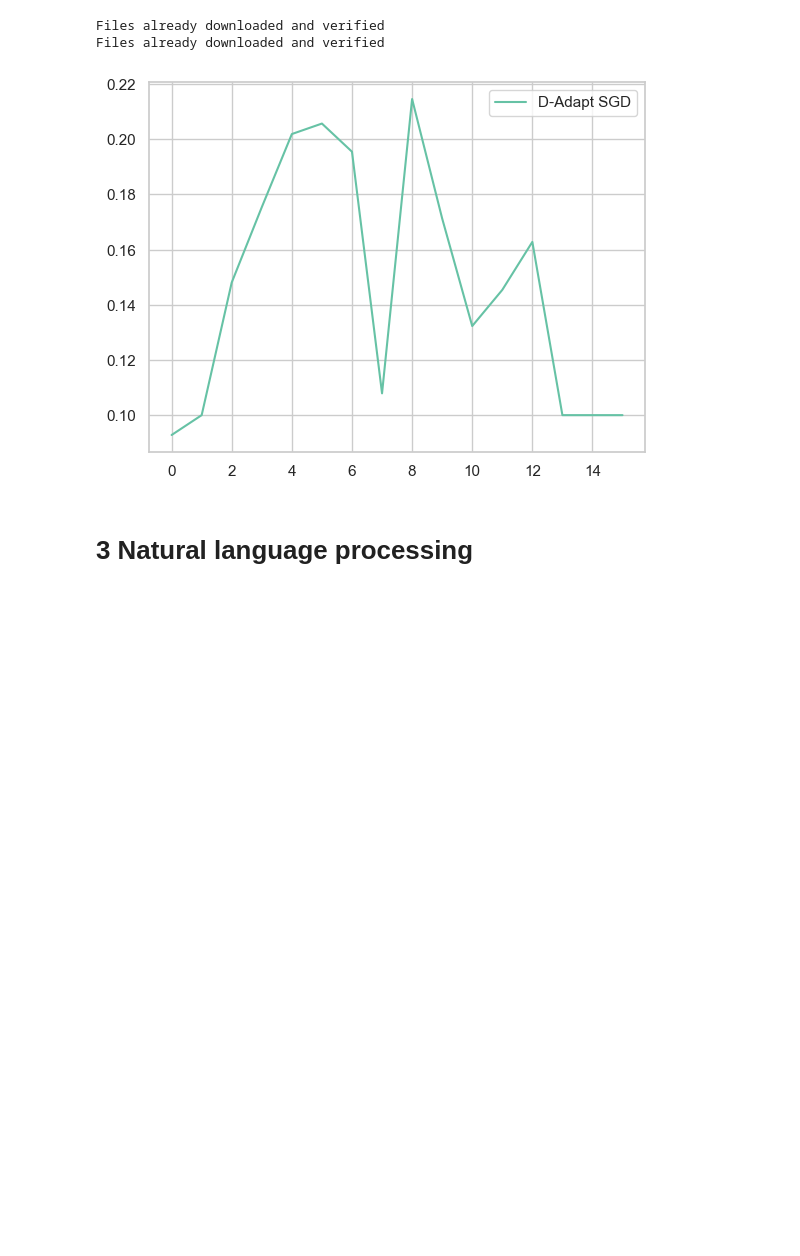
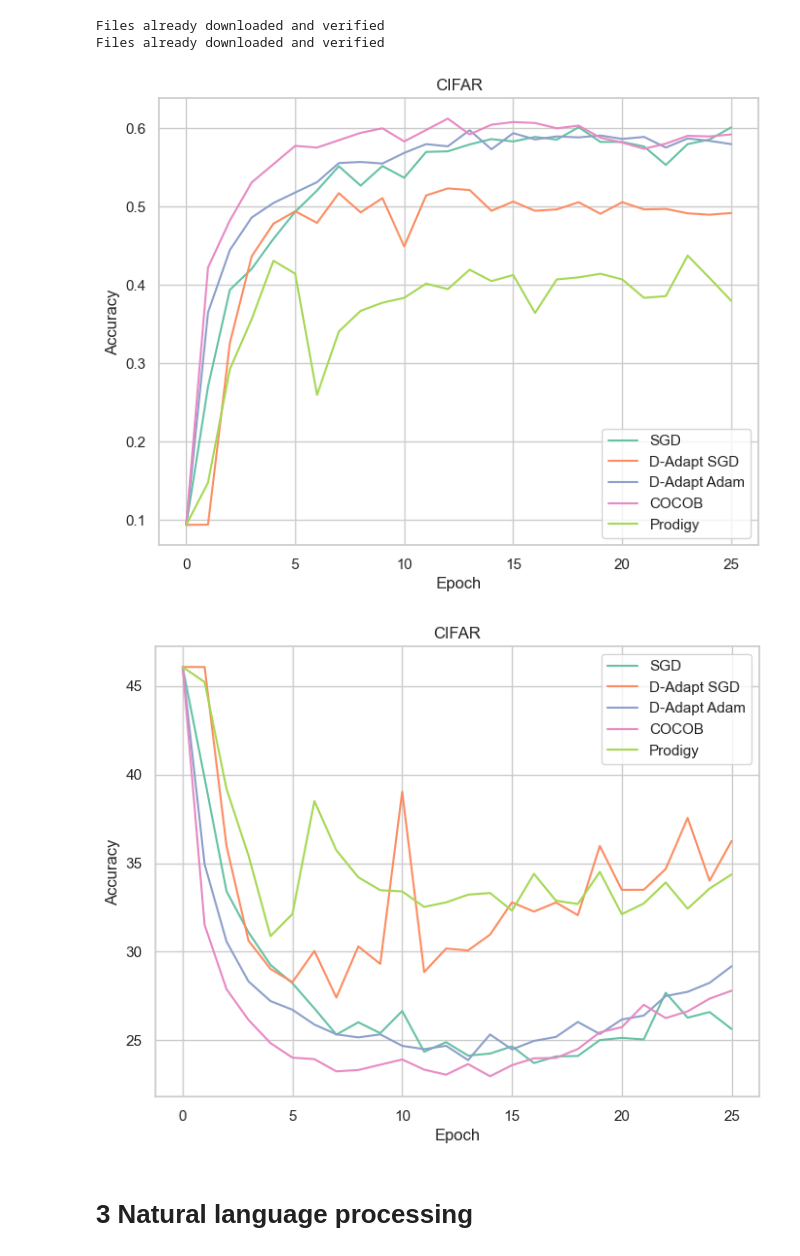
Before and after one commit to adaivr/Optimization-methods-Article-D-Adaptation, a Jupyter notebook: Article results reproduction.ipynb, the cells around one changed output. Saved outputs shown, nothing was run; the diff lists cells and outputs as text; code cells hidden in the pictures; blank space fills up the shorter version.

Commit message:
Updated CV Results

```diff
--- a/Article results reproduction.ipynb
+++ b/Article results reproduction.ipynb
@@ -339,3 +251,11 @@ optimizers = [# ("SGD", lambda params: torch.optim.Adam(params)),
+# %%
+optimizers = [
+    ("SGD", lambda params: torch.optim.SGD(params, lr=0.01, weight_decay=0.001)),
+    ("D-Adapt SGD", lambda params: dad.DAdaptSGD(params, lr=0.1, growth_rate=1.005)),
+    ("D-Adapt Adam", lambda params: dad.DAdaptAdam(params, growth_rate=1.005)),
+    ("COCOB", lambda params: pf.COCOB(params)),
+    ("Prodigy", lambda params: pro.Prodigy(params, growth_rate=1.001)),
+]
 # %%
 transform = transforms.Compose(
     [transforms.ToTensor(), transforms.Normalize((0.5, 0.5, 0.5), (0.5, 0.5, 0.5))]
@@ -346,6 +266,18 @@ train_dataset = torchvision.datasets.CIFAR10(
 test_dataset = torchvision.datasets.CIFAR10(
     root="./Datasets", train=False, download=True, transform=transform
 )
+ratio = 0.5
+# делим данные train и test
+train_dataset, _ = random_split(
+    train_dataset,
+    [ratio, 1 - ratio],
+    generator=torch.Generator().manual_seed(420),
+)
+test_dataset, _ = random_split(
+    test_dataset,
+    [ratio, 1 - ratio],
+    generator=torch.Generator().manual_seed(420),
+)
 train_loader = DataLoader(train_dataset, batch_size=16, shuffle=True)
 test_loader = DataLoader(test_dataset, batch_size=256, shuffle=False)
 # %% [output]
@@ -370,16 +302,30 @@ class CifarNet(nn.Module):
         x = F.relu(self.fc2(x))
         return self.fc3(x)
 # %%
-results = check_optimizers(optimizers, 15, CifarNet, train_loader, test_loader)
+results = check_optimizers(optimizers, 25, CifarNet, train_loader, test_loader)
-# %%
-for title in results:
-    data = results[title]
-    plt.plot(data["Accuracy"], label=title)
-plt.legend()
-# plt.ylim(0.8, 1)
-plt.show()
-# %% [output]
-[figure, removed]
+# %%
+plt.figure(figsize=(8, 6))
+for title in results:
+    data = results[title]
+    plt.plot(data["Accuracy"], label=title)
+plt.legend()
+plt.title("CIFAR")
+plt.xlabel("Epoch")
+plt.ylabel("Accuracy")
+plt.show()
+
+plt.figure(figsize=(8, 6))
+for title in results:
+    data = results[title]
+    plt.plot(data["Test Loss"], label=title)
+plt.legend()
+plt.title("CIFAR")
+plt.xlabel("Epoch")
+plt.ylabel("Accuracy")
+plt.show()
+# %% [output]
+[figure, added]
+[figure, added]
 # %% [markdown]
 # 3 Natural language processing
 # %% [markdown]
```
Also changed, not shown: parts of 37 cells of this notebook.
